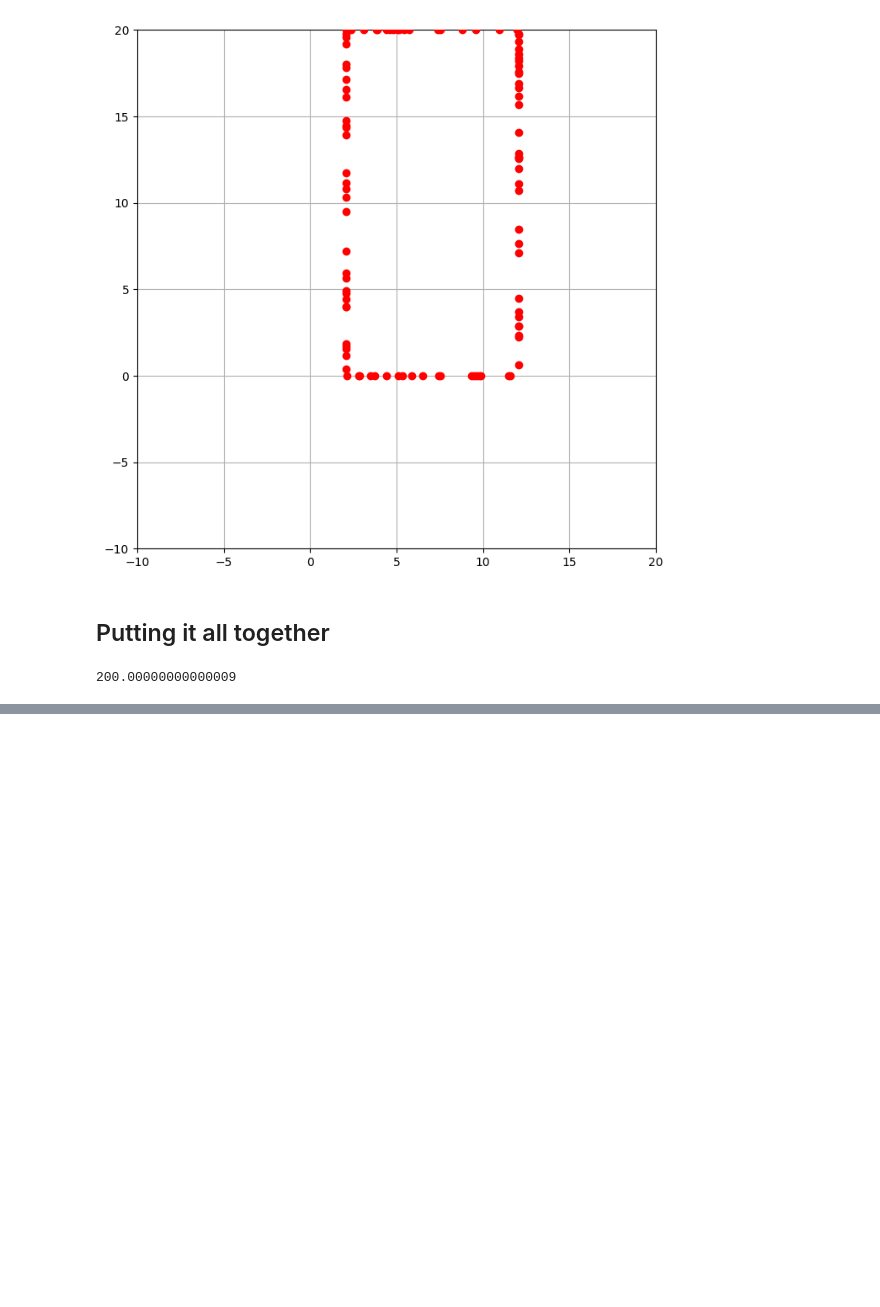
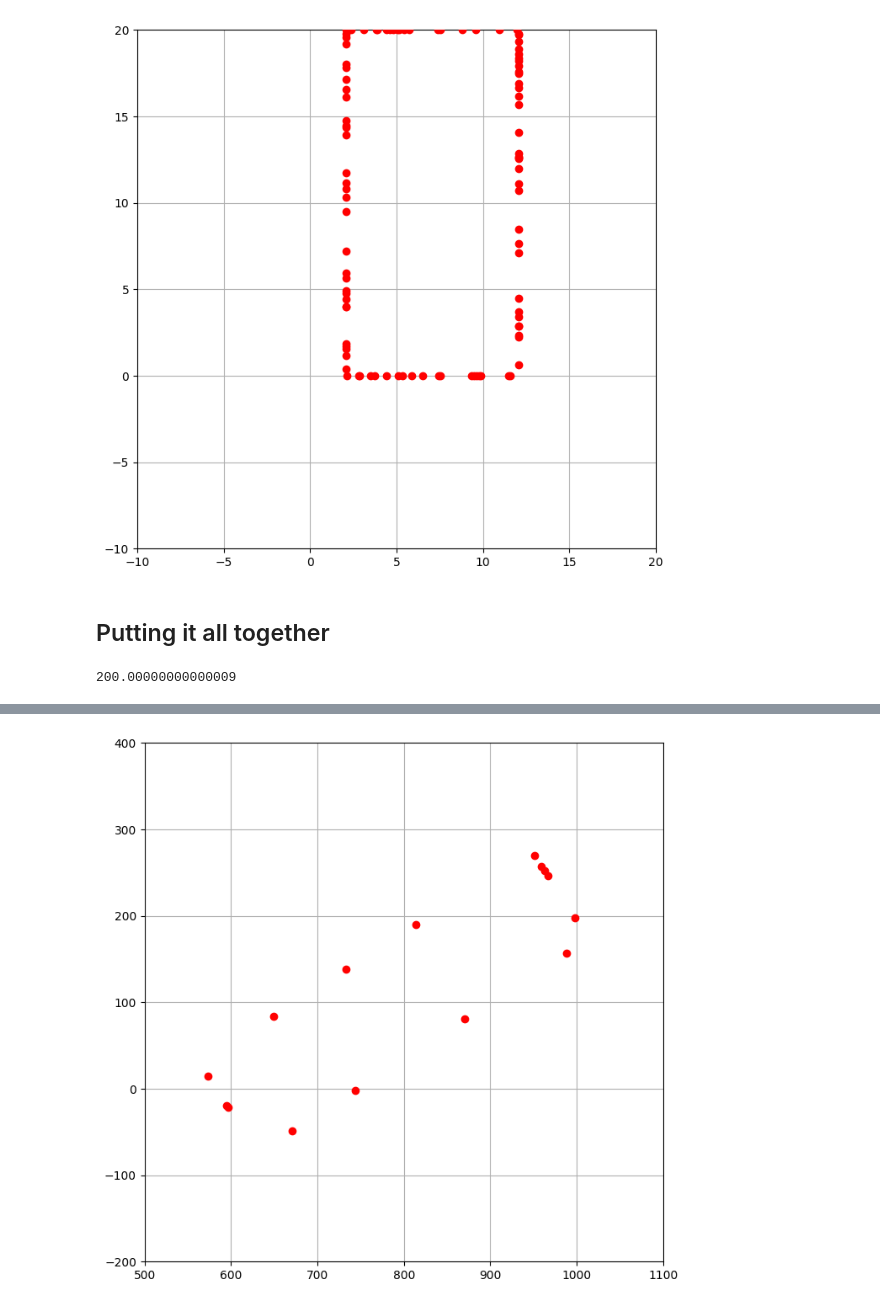
Before and after one commit to calico-team/calico-sp25, a Jupyter notebook: cylinder/experiments/Circle.ipynb, the cells around one changed output, grey strips where cells are left out. Cells and saved outputs as stored; diff of their text form; code cells hidden in the pictures; blank space fills up the shorter version.

```diff
--- a/cylinder/experiments/Circle.ipynb
+++ b/cylinder/experiments/Circle.ipynb
@@ -237,0 +329,20 @@ solve(N, X, Y)
+# %%
+bonus_sample_input = """595.1461537619098 -19.11714267834472
+744.004157367241 -1.550984377444749
+988.1365165815125 156.99042344152545
+733.4063884989355 138.227429067347
+596.8428377017889 -21.729806832031457
+573.3245789710361 14.485135797381233
+966.7642218446249 245.89299156277835
+962.570875615006 252.3501785029125
+670.7284672650158 -49.13677392661745
+870.4130831217591 80.5399318554797
+959.4597210937328 257.14093634723446
+997.778487690789 198.1352102078391
+813.6753242498179 190.35468544185318
+951.1889265354808 269.87684311039493
+649.6124725858225 83.81102380961775"""
+points = input_string_to_points(bonus_sample_input)
+visualize_points(points, 500, 1100, -200, 400)
+# %% [output]
+[figure, added]
```
Also changed, not shown: parts of 6 cells of this notebook.
